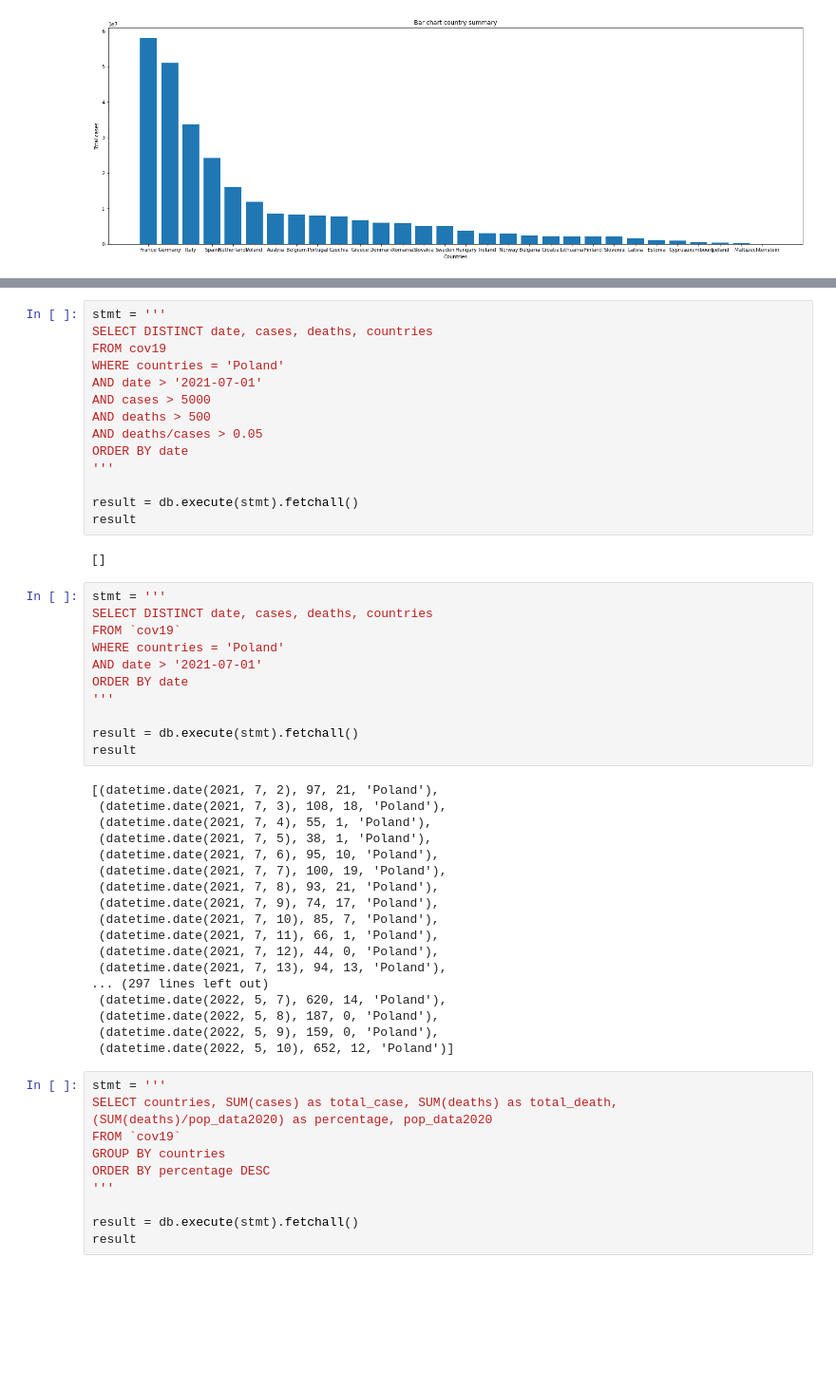
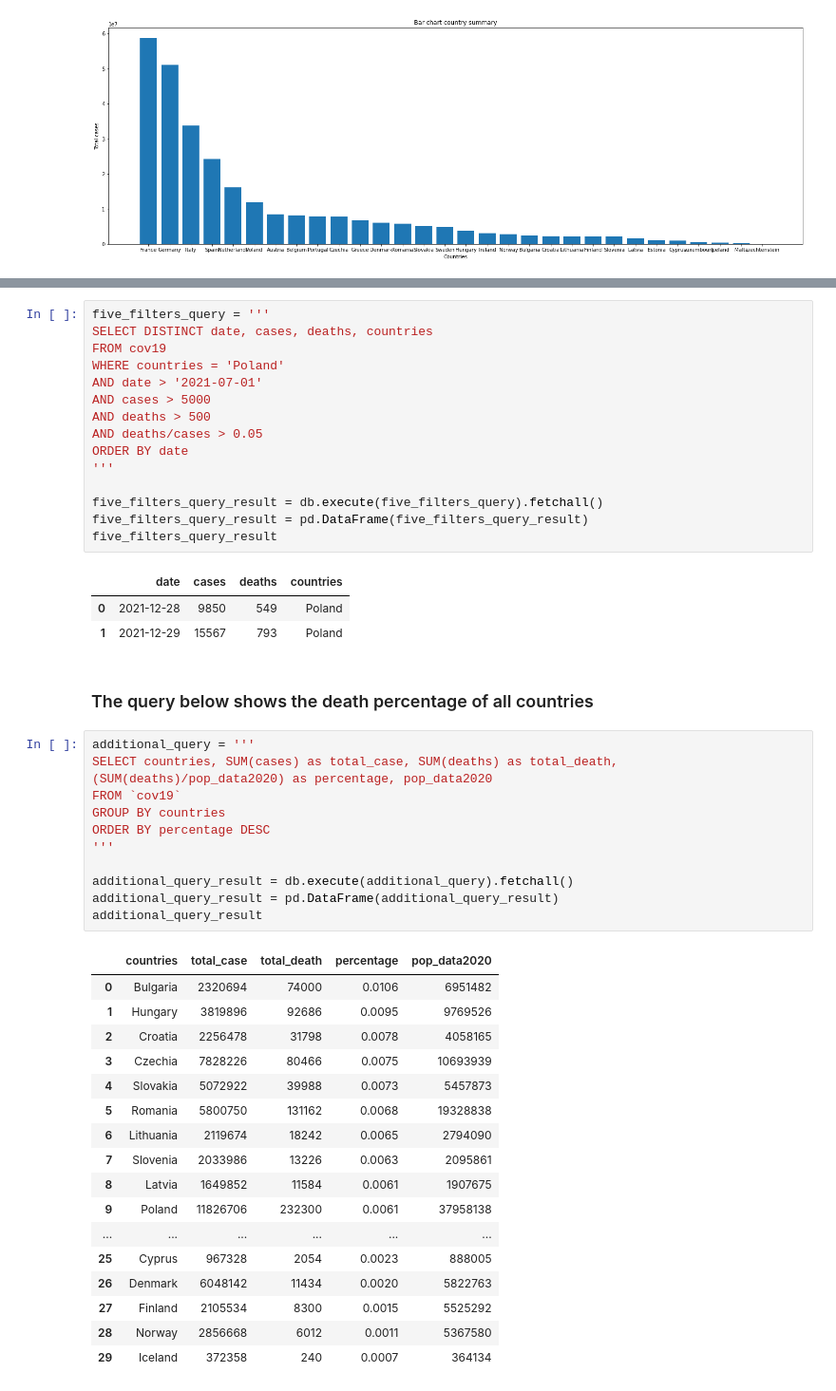
Before and after one commit to DashToh/Advanced_Database_Project, a Jupyter notebook: Code.ipynb, the cells around one changed output, grey strips where cells are left out. Shown: that part at 95% size. Saved outputs shown, nothing was run; the diff lists cells and outputs as text; blank space fills up the shorter version.

```diff
--- a/Code.ipynb
+++ b/Code.ipynb
@@ -103,5 +254,5 @@ interactive(children=(Dropdown(description='country', options=('France', 'German
 # %%
-stmt = '''
+five_filters_query = '''
 SELECT DISTINCT date, cases, deaths, countries
 FROM cov19
 WHERE countries = 'Poland'
@@ -112,46 +263,41 @@ AND deaths/cases > 0.05
 ORDER BY date
 '''
 
-result = db.execute(stmt).fetchall()
-result
+five_filters_query_result = db.execute(five_filters_query).fetchall()
+five_filters_query_result = pd.DataFrame(five_filters_query_result)
+five_filters_query_result
 # %% [output]
-[]
+|  | date | cases | deaths | countries |
+| 0 | 2021-12-28 | 9850 | 549 | Poland |
+| 1 | 2021-12-29 | 15567 | 793 | Poland |
-# %%
-stmt = '''
-SELECT DISTINCT date, cases, deaths, countries
-FROM `cov19`
-WHERE countries = 'Poland'
-AND date > '2021-07-01'
-ORDER BY date
-'''
-
-result = db.execute(stmt).fetchall()
-result
-# %% [output]
-[(datetime.date(2021, 7, 2), 97, 21, 'Poland'),
- (datetime.date(2021, 7, 3), 108, 18, 'Poland'),
- (datetime.date(2021, 7, 4), 55, 1, 'Poland'),
- (datetime.date(2021, 7, 5), 38, 1, 'Poland'),
- (datetime.date(2021, 7, 6), 95, 10, 'Poland'),
- (datetime.date(2021, 7, 7), 100, 19, 'Poland'),
- (datetime.date(2021, 7, 8), 93, 21, 'Poland'),
- (datetime.date(2021, 7, 9), 74, 17, 'Poland'),
- (datetime.date(2021, 7, 10), 85, 7, 'Poland'),
- (datetime.date(2021, 7, 11), 66, 1, 'Poland'),
- (datetime.date(2021, 7, 12), 44, 0, 'Poland'),
- (datetime.date(2021, 7, 13), 94, 13, 'Poland'),
-... (297 lines left out)
- (datetime.date(2022, 5, 7), 620, 14, 'Poland'),
- (datetime.date(2022, 5, 8), 187, 0, 'Poland'),
- (datetime.date(2022, 5, 9), 159, 0, 'Poland'),
- (datetime.date(2022, 5, 10), 652, 12, 'Poland')]
+# %% [markdown]
+### The query below shows the death percentage of all countries
 # %%
-stmt = '''
+additional_query = '''
 SELECT countries, SUM(cases) as total_case, SUM(deaths) as total_death, (SUM(deaths)/pop_data2020) as percentage, pop_data2020
 FROM `cov19`
 GROUP BY countries
 ORDER BY percentage DESC
 '''
 
-result = db.execute(stmt).fetchall()
-result
+additional_query_result = db.execute(additional_query).fetchall()
+additional_query_result = pd.DataFrame(additional_query_result)
+additional_query_result
+# %% [output]
+|  | countries | total_case | total_death | percentage | pop_data2020 |
+| 0 | Bulgaria | 2320694 | 74000 | 0.0106 | 6951482 |
+| 1 | Hungary | 3819896 | 92686 | 0.0095 | 9769526 |
+| 2 | Croatia | 2256478 | 31798 | 0.0078 | 4058165 |
+| 3 | Czechia | 7828226 | 80466 | 0.0075 | 10693939 |
+| 4 | Slovakia | 5072922 | 39988 | 0.0073 | 5457873 |
+| 5 | Romania | 5800750 | 131162 | 0.0068 | 19328838 |
+| 6 | Lithuania | 2119674 | 18242 | 0.0065 | 2794090 |
+| 7 | Slovenia | 2033986 | 13226 | 0.0063 | 2095861 |
+| 8 | Latvia | 1649852 | 11584 | 0.0061 | 1907675 |
+| 9 | Poland | 11826706 | 232300 | 0.0061 | 37958138 |
+| ... | ... | ... | ... | ... | ... |
+| 25 | Cyprus | 967328 | 2054 | 0.0023 | 888005 |
+| 26 | Denmark | 6048142 | 11434 | 0.0020 | 5822763 |
+| 27 | Finland | 2105534 | 8300 | 0.0015 | 5525292 |
+| 28 | Norway | 2856668 | 6012 | 0.0011 | 5367580 |
+| 29 | Iceland | 372358 | 240 | 0.0007 | 364134 |
```
Also changed, not shown: parts of 20 cells of this notebook, 1 other file.
